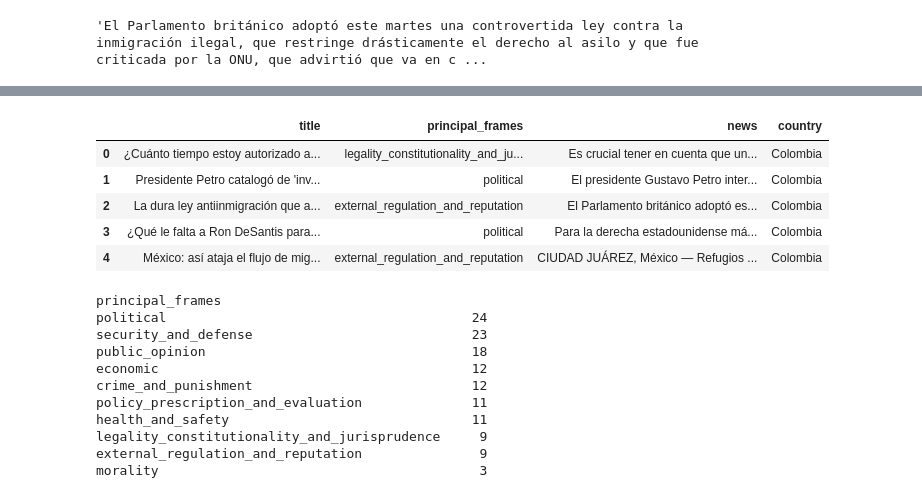
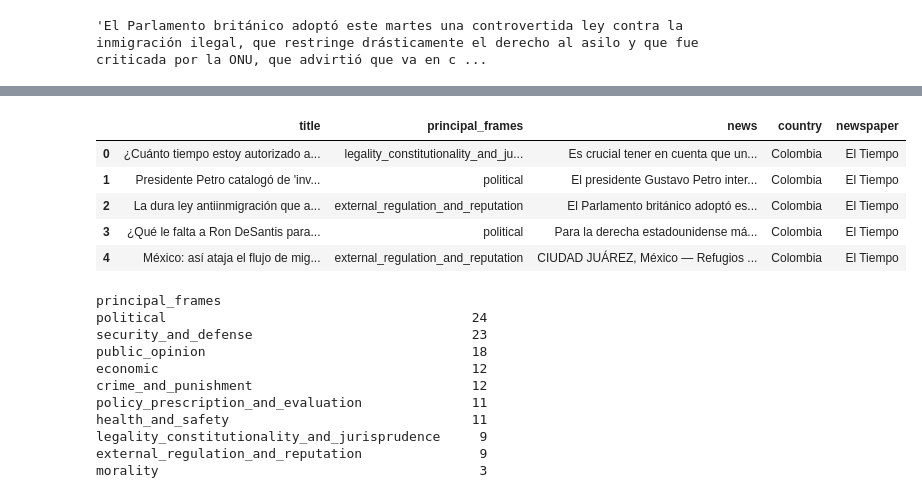
Before and after one commit to BlueAutomata/tesis-optimizacion-de-modelos-de-question-answering, a Jupyter notebook: src/notebooks/02_1_data_preprocessing.ipynb, the cells around one changed output, grey strips where cells are left out. Drawn from its saved outputs; the diff is of its cells as text; code cells hidden in the pictures.

```diff
--- a/src/notebooks/02_1_data_preprocessing.ipynb
+++ b/src/notebooks/02_1_data_preprocessing.ipynb
@@ -176,6 +180,9 @@ bronze_df_media_framing.insert(1, "news", media_framing_article_data)
 # %%
 bronze_df_media_framing["country"] = "Mexico"
 bronze_df_media_framing.loc[:71, "country"] = "Colombia"
+# %%
+bronze_df_media_framing["newspaper"] = "El Universal"
+bronze_df_media_framing.loc[:71, "newspaper"] = "El Tiempo"
 # %%
 bronze_df_media_framing.loc[bronze_df_media_framing["principal_frames"] == "other", "principal_frames"] = "public_opinion"
 # %%
@@ -1333,4 +1355,4 @@ bronze_df_media_framing.head()
 # %%
-bronze_df_media_framing_standardized = bronze_df_media_framing[["news", "principal_frames", "country"]]
+bronze_df_media_framing_standardized = bronze_df_media_framing[["news", "principal_frames", "country", "newspaper"]]
 bronze_df_media_framing_standardized.head()
 # %% [output]
@@ -1385,13 +1416,13 @@ bronze_df_media_framing_standardized["news"][2]
 # %%
-bronze_df_media_framing_standardized = bronze_df_media_framing_standardized[["title", "principal_frames", "news", "country"]]
+bronze_df_media_framing_standardized = bronze_df_media_framing_standardized[["title", "principal_frames", "news", "country", "newspaper"]]
 bronze_df_media_framing_standardized.head()
 # %% [output]
-|  | title | principal_frames | news | country |
-| 0 | ¿Cuánto tiempo estoy autorizado a... | legality_constitutionality_and_ju... | Es crucial tener en cuenta que un... | Colombia |
-| 1 | Presidente Petro catalogó de 'inv... | political | El presidente Gustavo Petro inter... | Colombia |
-| 2 | La dura ley antiinmigración que a... | external_regulation_and_reputation | El Parlamento británico adoptó es... | Colombia |
-| 3 | ¿Qué le falta a Ron DeSantis para... | political | Para la derecha estadounidense má... | Colombia |
-| 4 | México: así ataja el flujo de mig... | external_regulation_and_reputation | CIUDAD JUÁREZ, México — Refugios ... | Colombia |
+|  | title | principal_frames | news | country | newspaper |
+| 0 | ¿Cuánto tiempo estoy autorizado a... | legality_constitutionality_and_ju... | Es crucial tener en cuenta que un... | Colombia | El Tiempo |
+| 1 | Presidente Petro catalogó de 'inv... | political | El presidente Gustavo Petro inter... | Colombia | El Tiempo |
+| 2 | La dura ley antiinmigración que a... | external_regulation_and_reputation | El Parlamento británico adoptó es... | Colombia | El Tiempo |
+| 3 | ¿Qué le falta a Ron DeSantis para... | political | Para la derecha estadounidense má... | Colombia | El Tiempo |
+| 4 | México: así ataja el flujo de mig... | external_regulation_and_reputation | CIUDAD JUÁREZ, México — Refugios ... | Colombia | El Tiempo |
 # %%
 bronze_df_media_framing_standardized['principal_frames'].value_counts()
 # %% [output]
```
Also changed, not shown: parts of 59 cells of this notebook, 3 other files.
